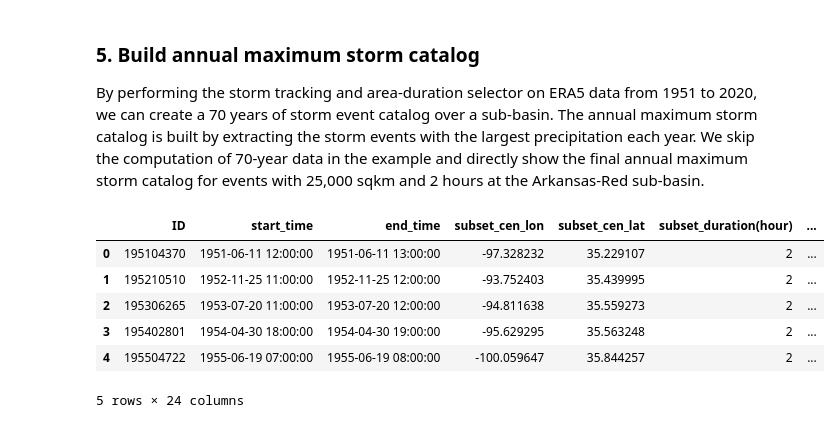
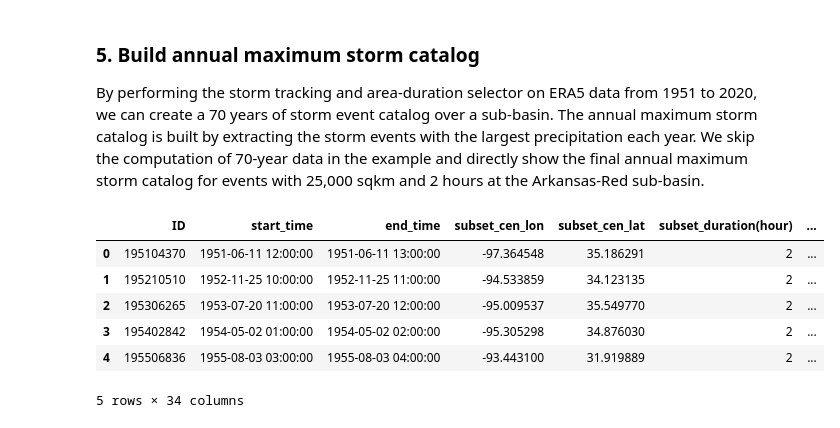
Before and after one commit to lorenliu13/starch, a Jupyter notebook: Example.ipynb, the cells around one changed output. Cells and saved outputs as stored; diff of their text form; code cells hidden in the pictures.

```diff
--- a/Example.ipynb
+++ b/Example.ipynb
@@ -373,13 +424,13 @@ import annual_maximum_catalog
 #         for duration_of_interest in duration_list:
 #             annual_maximum_catalog.annual_maximum_selector(area_of_interest, duration_of_interest, sbasin_name)
 # %%
-annual_maximum_catalog = pd.read_pickle(r"annual_maximum_catalog\arkansas\area_25000_duration_2\annual_maximum_subset_storm_catalog.pkl")
+annual_maximum_catalog = pd.read_pickle(r"annual_maximum_catalog\arkansas\area_5000_duration_2\annual_maximum_subset_storm_catalog.pkl")
 annual_maximum_catalog.head(5)
 # %% [output]
 |  | ID | start_time | end_time | subset_cen_lon | subset_cen_lat | subset_duration(hour) | ... |
-| 0 | 195104370 | 1951-06-11 12:00:00 | 1951-06-11 13:00:00 | -97.328232 | 35.229107 | 2 | ... |
-| 1 | 195210510 | 1952-11-25 11:00:00 | 1952-11-25 12:00:00 | -93.752403 | 35.439995 | 2 | ... |
-| 2 | 195306265 | 1953-07-20 11:00:00 | 1953-07-20 12:00:00 | -94.811638 | 35.559273 | 2 | ... |
-| 3 | 195402801 | 1954-04-30 18:00:00 | 1954-04-30 19:00:00 | -95.629295 | 35.563248 | 2 | ... |
-| 4 | 195504722 | 1955-06-19 07:00:00 | 1955-06-19 08:00:00 | -100.059647 | 35.844257 | 2 | ... |
+| 0 | 195104370 | 1951-06-11 12:00:00 | 1951-06-11 13:00:00 | -97.364548 | 35.186291 | 2 | ... |
+| 1 | 195210510 | 1952-11-25 10:00:00 | 1952-11-25 11:00:00 | -94.533859 | 34.123135 | 2 | ... |
+| 2 | 195306265 | 1953-07-20 11:00:00 | 1953-07-20 12:00:00 | -95.009537 | 35.549770 | 2 | ... |
+| 3 | 195402842 | 1954-05-02 01:00:00 | 1954-05-02 02:00:00 | -95.305298 | 34.876030 | 2 | ... |
+| 4 | 195506836 | 1955-08-03 03:00:00 | 1955-08-03 04:00:00 | -93.443100 | 31.919889 | 2 | ... |
-5 rows × 24 columns
+5 rows × 34 columns
```
Also changed, not shown: parts of 16 cells of this notebook, 6 other files.
